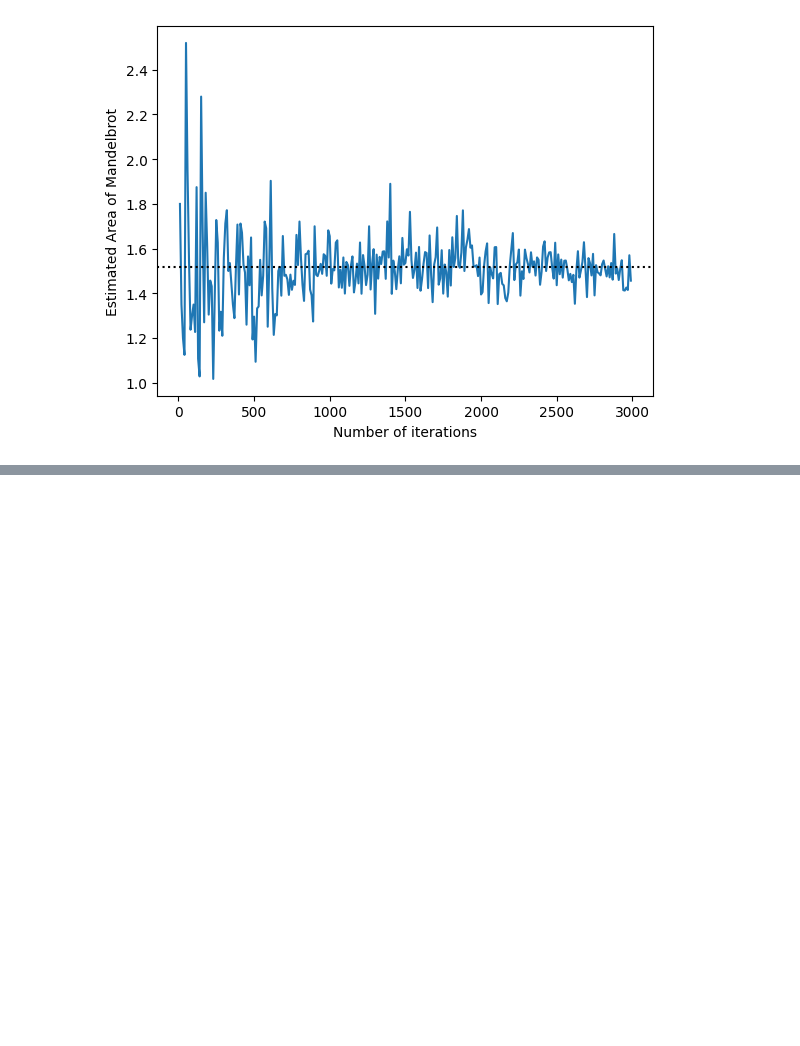
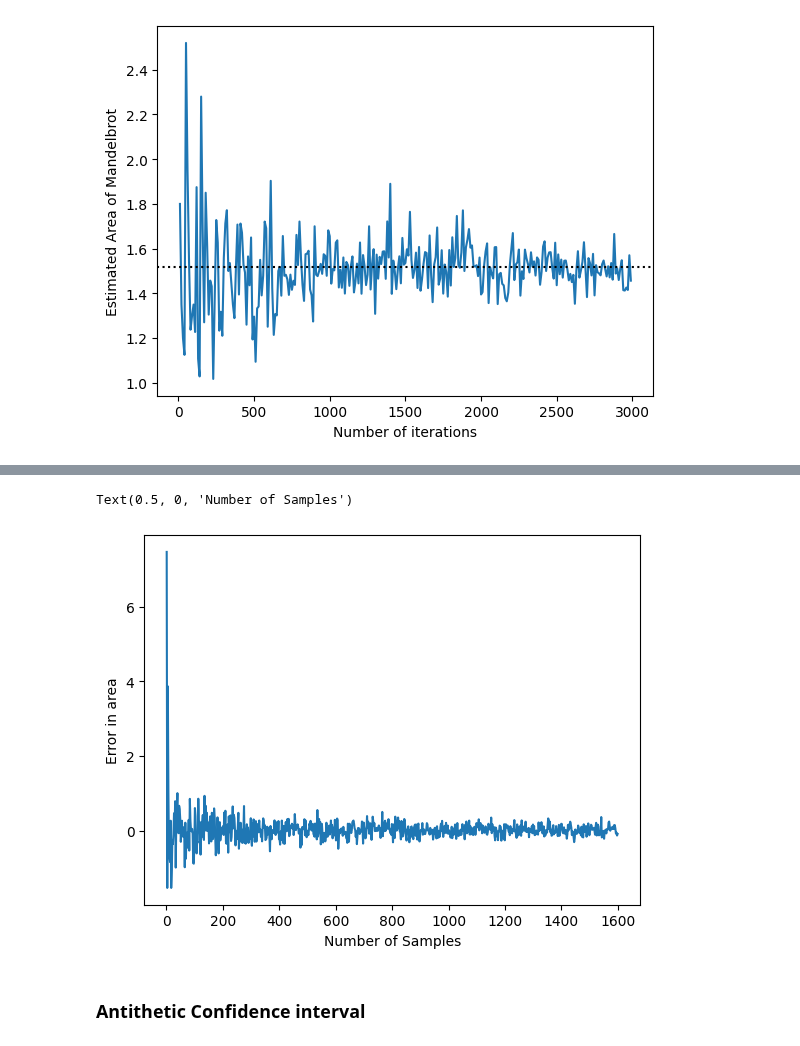
Before and after one commit to KeniaLS/Stoc_Sim_Assignment1, a Jupyter notebook: SS_Kenia_Divya_Assignment1.ipynb, the cells around one changed output, grey strips where cells are left out. Cells and saved outputs as stored; diff of their text form; code cells hidden in the pictures; blank space fills up the shorter version.

```diff
--- a/SS_Kenia_Divya_Assignment1.ipynb
+++ b/SS_Kenia_Divya_Assignment1.ipynb
@@ -783,0 +824,38 @@ Standard deviation of Mandelbrot for Iterations = 100 and Samples = 1600: 0.1332
+# %%
+num_samples = range(1, max_samples, 2)     ## range of values for changing the No. of iterations
+sample_error_anti = []
+
+for samples in num_samples:
+    num_points_mandel = 0
+    count = 0
+
+    while count < samples:
+        x_point = uniform.rvs(-2, 3, size=1)
+        y_point = uniform.rvs(-1.5, 3, size=1)
+        c = complex(x_point, y_point)
+        in_mandelbrot, _ = mandelbrot(c, max_iterations)  # The second element in the tuple is the number of iterations, which we don't need here
+        if in_mandelbrot == True:
+            num_points_mandel += 1
+
+        anti_x_point = (x_min+x_max) - x_point
+        anti_y_point = (y_min+y_max) - y_point
+        anti_c = complex(anti_x_point, anti_y_point)
+
+        in_mandelbrot_anti, _ = mandelbrot(anti_c, max_iterations)
+        if in_mandelbrot_anti == True:
+            num_points_mandel += 1
+
+        count += 2
+
+
+    area = num_points_mandel * area_square/samples
+    sample_error_anti.append(area - mean_area_error)
+# %%
+plt.plot(num_samples, sample_error_anti)
+plt.ylabel("Error in area")
+plt.xlabel("Number of Samples")
+# %% [output]
+Text(0.5, 0, 'Number of Samples')
+[figure, added]
+# %% [markdown]
+### Antithetic Confidence interval
```
Also changed, not shown: parts of 8 cells of this notebook.
